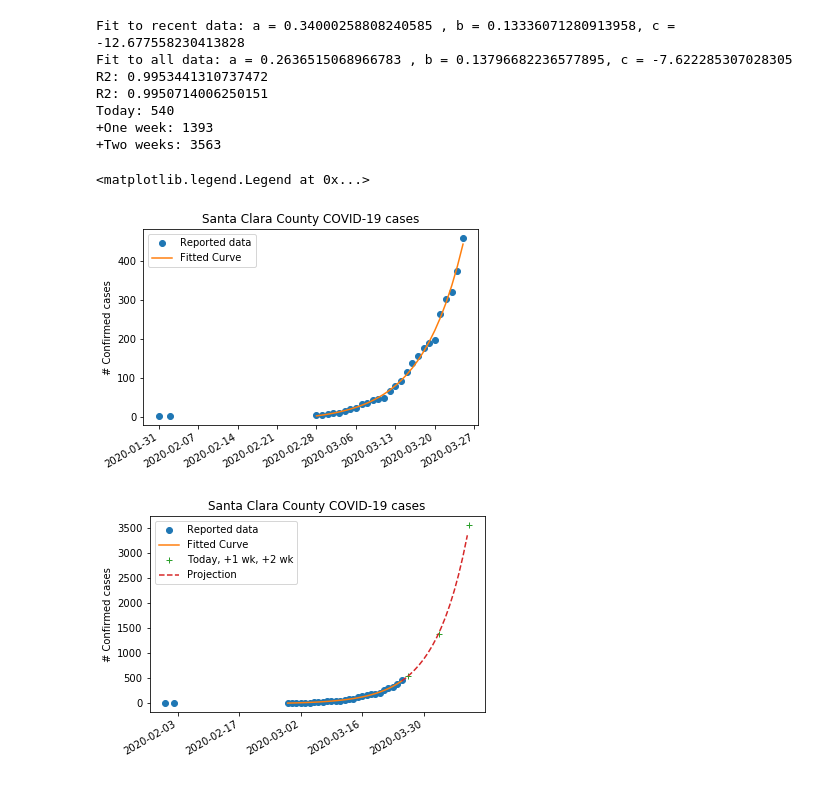
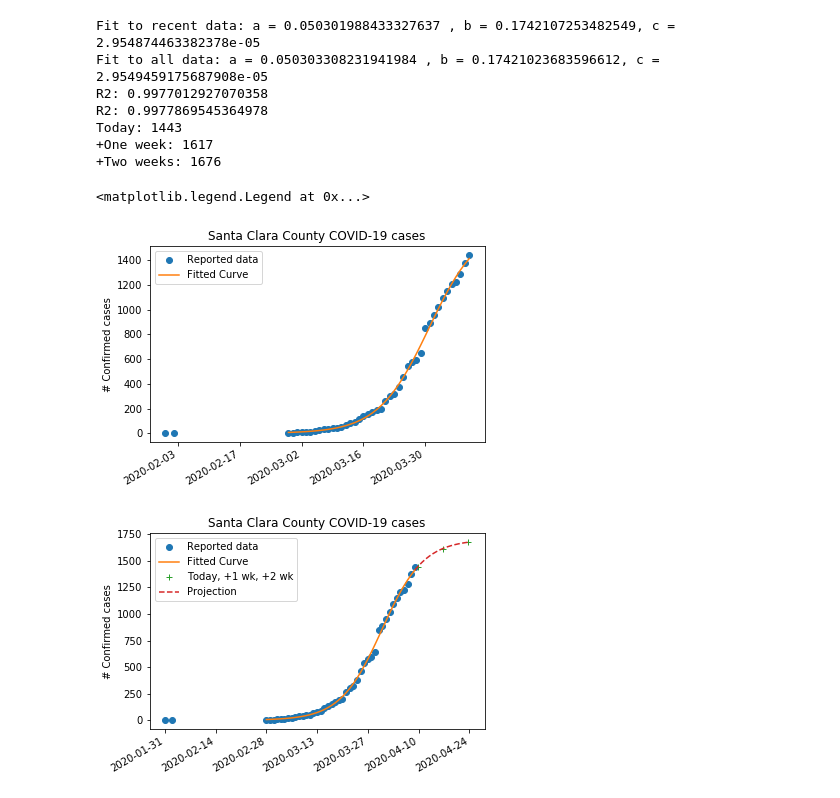
Before and after one commit to chadfrost/SCC-COVID-19, a Jupyter notebook: SCC COVID-19.ipynb, the cells around one changed output. Drawn from its saved outputs; the diff is of its cells as text; code cells hidden in the pictures.

```diff
--- a/SCC COVID-19.ipynb
+++ b/SCC COVID-19.ipynb
@@ -14,8 +14,12 @@ from datetime import timedelta
 import matplotlib.dates as mdates
 
 # Exponential growth model
-def func(x, a, b, c):
-    return a * np.exp(b * x) + c
+#def func(x, a, b, c):
+#    return a * np.exp(b * x) + c
+
+# Sigmoid (logistic) model
+def func(x, a,b,c):
+    return a / (c + np.exp(-x*b))
 
 # R2 assessment of fit to data
 def r2(x, y, y_fit):
@@ -42,6 +46,12 @@ def dates2fit(dates, refdate): # where dates = list of desired dates, as datetim
 # and https://en.wikipedia.org/wiki/2020_coronavirus_pandemic_in_California#Daily_Case_Data_for_Santa_Clara_County
 # and (most recently) https://www.dropbox.com/h?preview=scccoronavirus.xlsx
 #(Should try (a) read_excel(), and (b) reading directly from Dropbox, e.g. https://stackoverflow.com/questions/53697160/how-do-i-read-an-excel-file-directly-from-dropboxs-api-using-pandas-read-excel)
+
+#import pandas as pd
+#datenum = pd.date_range(start = '02/26/2020', end = '03/29/2020').to_pydatetime().tolist()
+# From https://stackoverflow.com/questions/993358/creating-a-range-of-dates-in-python
+# pd.date_range(end = pd.datetime.today(), periods = 100).to_pydatetime().tolist()
+
 
 dates = ['01/31/2020',
          '02/02/2020',
@@ -71,9 +81,24 @@ dates = ['01/31/2020',
          '03/22/2020',
          '03/23/2020',
          '03/24/2020',
-         '03/25/2020'
+         '03/25/2020',
+         '03/26/2020',
+         '03/27/2020',
+         '03/28/2020',
+         '03/29/2020',
+         '03/30/2020',
+         '03/31/2020',
+         '04/01/2020',
+         '04/02/2020',
+         '04/03/2020',
+         '04/04/2020',
+         '04/05/2020',
+         '04/06/2020',
+         '04/07/2020',
+         '04/08/2020',
+         '04/09/2020'
         ]
-cases = [1, 1, 1, 1, 2, 2, 2, 3, 6, 4, 8, 5, 6, 3, 3, 18, 13, 12, 23, 24, 17, 20, 14, 7, 67, 39, 19, 54, 84]
+cases = [1, 1, 1, 1, 2, 2, 2, 3, 6, 4, 8, 5, 6, 3, 3, 18, 13, 12, 23, 24, 17, 20, 14, 7, 67, 39, 19, 54, 84, 83, 32, 17, 55, 202, 42, 66, 63, 75, 54, 59, 17, 61, 95, 62]
 
 
 # Create a running total from daily cases
@@ -86,7 +111,7 @@ datenum = []
 for d in dates:
     datenum.append(datetime.strptime(d, '%m/%d/%Y'))
     # I suspect there's a more elegant way to do this, e.g. list comprehension, see https://stackoverflow.com/questions/18967130/converting-list-of-float-values-into-dates
-
+    # See above...
 # Tack on the dates we'll use for projected estimates
 datenum.append(datetime.today())
 datenum.append(datetime.today()+timedelta(days=7)) # 1-week projection
@@ -109,7 +134,7 @@ y_all = np.array(total, dtype=float)
 popt, pcov = curve_fit(func, x, y, p0=(.01,.2,1))  # , p0=(0.1,0.2,.2)
 print(f'Fit to recent data: a = {popt[0]} , b = {popt[1]}, c = {popt[2]}')
 
-popt_all, pcov_all = curve_fit(func, x_all, y_all, p0=(.01, .2, 1))
+popt_all, pcov_all = curve_fit(func, x_all, y_all, p0=(0.01, .2, 1))
 print(f'Fit to all data: a = {popt_all[0]} , b = {popt_all[1]}, c = {popt_all[2]}')
 
 # NOTE as of 3/16, fit param are: a = 5.9218428494147775 , b = 0.2045600631514909, c = 1.4133660970106023
@@ -141,39 +166,39 @@ projection2wk = func(two_wk_range_fit, *popt)
 est_today = func(today_fit, *popt)
 est_1wk = func(nextweek_fit, *popt)
 est_2wk = func(next2week_fit, *popt)
 print(f'Today: {est_today:.0f}')
 print(f'+One week: {est_1wk:.0f}')
 print(f'+Two weeks: {est_2wk:.0f}')
 
 # Plot stuff
 ## Zoomed in
 fig = plt.figure()
 plt.plot_date(x=datenum[:-3],y=total, label="Reported data")
 plt.plot_date(x=datenum_fit, y=y_fit, linestyle='-', marker="None", label="Fitted Curve")
 #plt.plot_date(x=datenum_fit_all, y=y_fit_all, linestyle='--', marker="None", label="Fitted Curve (all data)")
 fig.autofmt_xdate()
 plt.ylabel('# Confirmed cases')
 plt.title('Santa Clara County COVID-19 cases')
 plt.legend()
 
 ## 2-week projection
 fig2 = plt.figure()
 plt.plot_date(x=datenum[:-3],y=total, label="Reported data")
 plt.plot_date(x=datenum_fit, y=y_fit, linestyle='-', marker="None", label="Fitted Curve")
 plt.plot_date(x=[today, nextweek, next2week], y=[est_today, est_1wk, est_2wk], marker="+", label="Today, +1 wk, +2 wk")
 plt.plot_date(x=two_wk_range,y=projection2wk,linestyle='--', marker="None",label="Projection")
 fig2.autofmt_xdate()
 plt.ylabel('# Confirmed cases')
 plt.title('Santa Clara County COVID-19 cases')
 plt.legend()
 # %% [output]
-Fit to recent data: a = 0.34000258808240585 , b = 0.13336071280913958, c = -12.677558230413828
-Fit to all data: a = 0.2636515068966783 , b = 0.13796682236577895, c = -7.622285307028305
-R2: 0.9953441310737472
-R2: 0.9950714006250151
-Today: 540
-+One week: 1393
-+Two weeks: 3563
+Fit to recent data: a = 0.050301988433327637 , b = 0.1742107253482549, c = 2.954874463382378e-05
+Fit to all data: a = 0.050303308231941984 , b = 0.17421023683596612, c = 2.9549459175687908e-05
+R2: 0.9977012927070358
+R2: 0.9977869545364978
+Today: 1443
++One week: 1617
++Two weeks: 1676
 <matplotlib.legend.Legend at 0x...>
-[figure, old version]
+[figure, new version]
-[figure, old version]
+[figure, new version]
```
Also changed, not shown: 4 other files.
